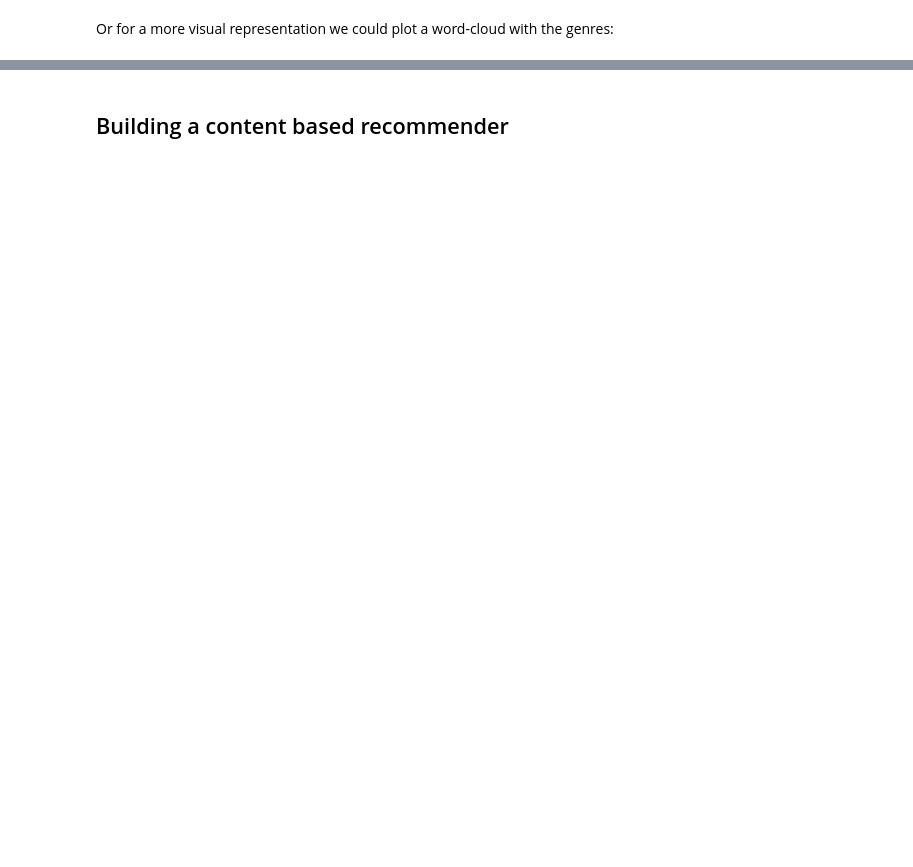
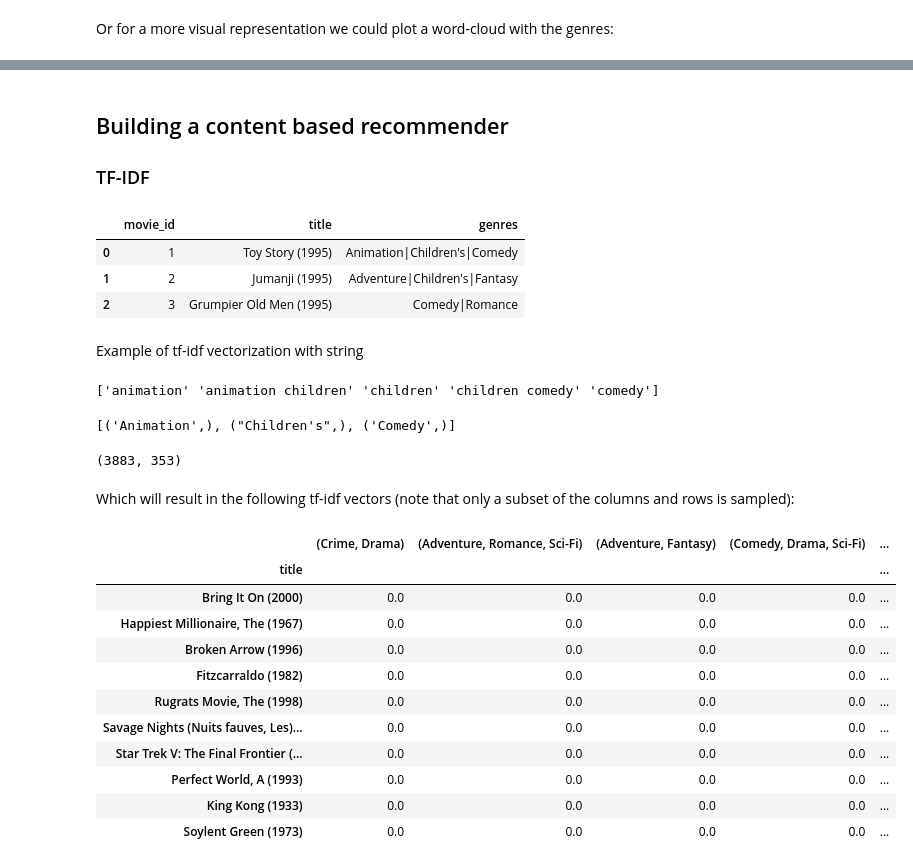
Before and after one commit to SabbosNgang/IR_FinalProject, a Jupyter notebook: Movie-content-based-recommender-using-tf-idf.ipynb, the cells around one changed output, grey strips where cells are left out. Saved outputs shown, nothing was run; the diff lists cells and outputs as text; code cells hidden in the pictures; blank space fills up the shorter version.

```diff
--- a/Movie-content-based-recommender-using-tf-idf.ipynb
+++ b/Movie-content-based-recommender-using-tf-idf.ipynb
@@ -159,2 +160,53 @@ plt.axis('off')
 # %% [markdown]
 ## Building a content based recommender
+### TF-IDF
+# %%
+from sklearn.feature_extraction.text import TfidfVectorizer
+movies.head(3)
+# %% [output]
+|  | movie_id | title | genres |
+| 0 | 1 | Toy Story (1995) | Animation|Children's|Comedy |
+| 1 | 2 | Jumanji (1995) | Adventure|Children's|Fantasy |
+| 2 | 3 | Grumpier Old Men (1995) | Comedy|Romance |
+# %% [markdown]
+Example of tf-idf vectorization with string
+# %%
+s = "Animation Children's Comedy"
+tf_vectorizer = TfidfVectorizer(analyzer='word', ngram_range=(1, 2))
+tf_matrix = tf_vectorizer.fit_transform([s])
+
+feature_names = tf_vectorizer.get_feature_names_out()
+print(feature_names)
+# %% [output]
+['animation' 'animation children' 'children' 'children comedy' 'comedy']
+# %%
+#combinations of genres for a given movie
+[c for i in range(1,2) for c in combinations(s.split(), r=i)]
+# %% [output]
+[('Animation',), ("Children's",), ('Comedy',)]
+# %%
+#tf-idf Vectorization
+tf = TfidfVectorizer(analyzer=lambda s: (c for i in range(1,4)
+                                             for c in combinations(s.split('|'), r=i)))
+tfidf_matrix = tf.fit_transform(movies['genres'])
+tfidf_matrix.shape
+# (3883, 353)
+# %% [output]
+(3883, 353)
+# %% [markdown]
+Which will result in the following tf-idf vectors (note that only a subset of the columns and rows is sampled):
+# %%
+pd.DataFrame(tfidf_matrix.todense(), columns=tf.get_feature_names_out(), index=movies.title).sample(5, axis=1).sample(10, axis=0)
+# %% [output]
+|  | (Crime, Drama) | (Adventure, Romance, Sci-Fi) | (Adventure, Fantasy) | (Comedy, Drama, Sci-Fi) | ... |
+| title |  |  |  |  | ... |
+| Bring It On (2000) | 0.0 | 0.0 | 0.0 | 0.0 | ... |
+| Happiest Millionaire, The (1967) | 0.0 | 0.0 | 0.0 | 0.0 | ... |
+| Broken Arrow (1996) | 0.0 | 0.0 | 0.0 | 0.0 | ... |
+| Fitzcarraldo (1982) | 0.0 | 0.0 | 0.0 | 0.0 | ... |
+| Rugrats Movie, The (1998) | 0.0 | 0.0 | 0.0 | 0.0 | ... |
+| Savage Nights (Nuits fauves, Les)... | 0.0 | 0.0 | 0.0 | 0.0 | ... |
+| Star Trek V: The Final Frontier (... | 0.0 | 0.0 | 0.0 | 0.0 | ... |
+| Perfect World, A (1993) | 0.0 | 0.0 | 0.0 | 0.0 | ... |
+| King Kong (1933) | 0.0 | 0.0 | 0.0 | 0.0 | ... |
+| Soylent Green (1973) | 0.0 | 0.0 | 0.0 | 0.0 | ... |
```
Also changed, not shown: parts of 5 cells of this notebook.
